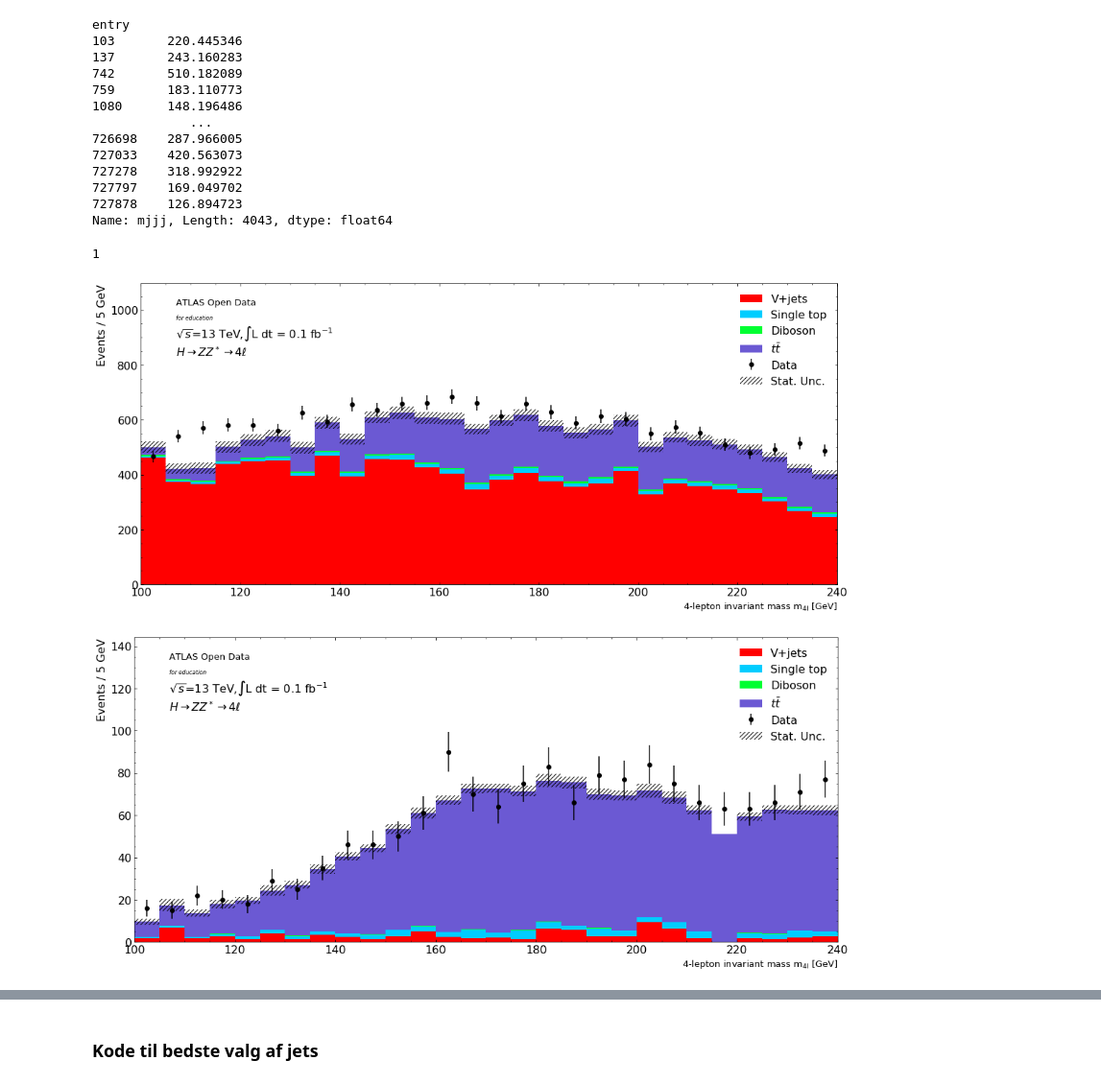
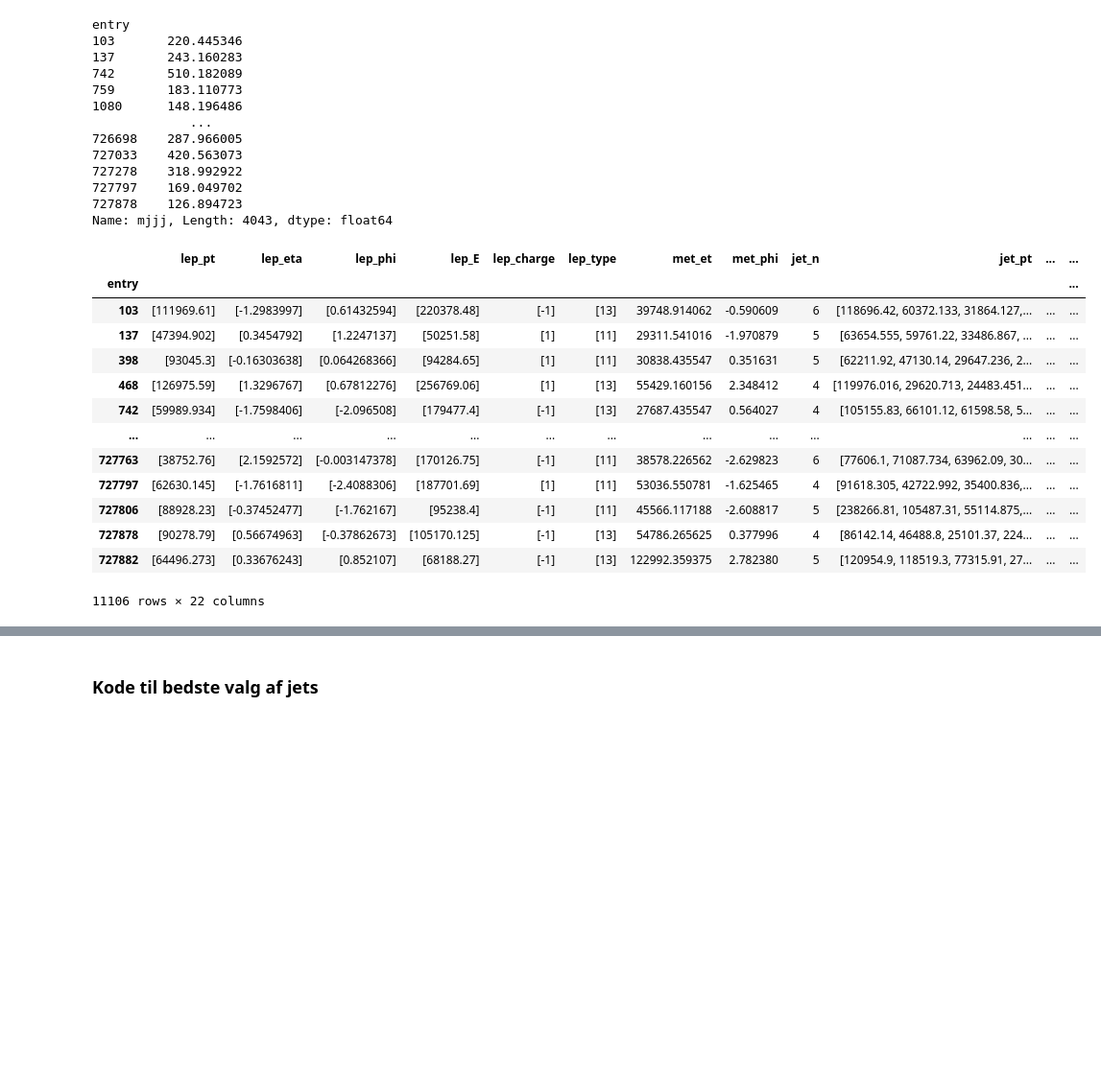
Before and after one commit to Bjartensen/ku_firstyear2021_grp24_topquark, a Jupyter notebook: tquark_analysis.ipynb, the cells around one changed output, grey strips where cells are left out. Shown at 96% size. Saved outputs shown, nothing was run; the diff lists cells and outputs as text; code cells hidden in the pictures; blank space fills up the shorter version.

```diff
--- a/tquark_analysis.ipynb
+++ b/tquark_analysis.ipynb
@@ -635,14 +918,21 @@ entry
 727797    169.049702
 727878    126.894723
 Name: mjjj, Length: 4043, dtype: float64
-# %%
-data['data']
-# %% [output]
-1
-# %%
-plot_data(data)
-plt.show()
-plot_data_btag(data)
-# %% [output]
-[figure, removed]
-[figure, removed]
+# %%
+#data['data'].loc[data['data']['mjjj_bedste'] != 0]
+data['data'].query('mjjj_bedste != 0')
+# %% [output]
+|  | lep_pt | lep_eta | lep_phi | lep_E | lep_charge | lep_type | met_et | met_phi | jet_n | jet_pt | ... | ... |
+| entry |  |  |  |  |  |  |  |  |  |  |  | ... |
+| 103 | [111969.61] | [-1.2983997] | [0.61432594] | [220378.48] | [-1] | [13] | 39748.914062 | -0.590609 | 6 | [118696.42, 60372.133, 31864.127,... | ... | ... |
+| 137 | [47394.902] | [0.3454792] | [1.2247137] | [50251.58] | [1] | [11] | 29311.541016 | -1.970879 | 5 | [63654.555, 59761.22, 33486.867, ... | ... | ... |
+| 398 | [93045.3] | [-0.16303638] | [0.064268366] | [94284.65] | [1] | [11] | 30838.435547 | 0.351631 | 5 | [62211.92, 47130.14, 29647.236, 2... | ... | ... |
+| 468 | [126975.59] | [1.3296767] | [0.67812276] | [256769.06] | [1] | [13] | 55429.160156 | 2.348412 | 4 | [119976.016, 29620.713, 24483.451... | ... | ... |
+| 742 | [59989.934] | [-1.7598406] | [-2.096508] | [179477.4] | [-1] | [13] | 27687.435547 | 0.564027 | 4 | [105155.83, 66101.12, 61598.58, 5... | ... | ... |
+| ... | ... | ... | ... | ... | ... | ... | ... | ... | ... | ... | ... | ... |
+| 727763 | [38752.76] | [2.1592572] | [-0.003147378] | [170126.75] | [-1] | [11] | 38578.226562 | -2.629823 | 6 | [77606.1, 71087.734, 63962.09, 30... | ... | ... |
+| 727797 | [62630.145] | [-1.7616811] | [-2.4088306] | [187701.69] | [1] | [11] | 53036.550781 | -1.625465 | 4 | [91618.305, 42722.992, 35400.836,... | ... | ... |
+| 727806 | [88928.23] | [-0.37452477] | [-1.762167] | [95238.4] | [-1] | [11] | 45566.117188 | -2.608817 | 5 | [238266.81, 105487.31, 55114.875,... | ... | ... |
+| 727878 | [90278.79] | [0.56674963] | [-0.37862673] | [105170.125] | [-1] | [13] | 54786.265625 | 0.377996 | 4 | [86142.14, 46488.8, 25101.37, 224... | ... | ... |
+| 727882 | [64496.273] | [0.33676243] | [0.852107] | [68188.27] | [-1] | [13] | 122992.359375 | 2.782380 | 5 | [120954.9, 118519.3, 77315.91, 27... | ... | ... |
+11106 rows × 22 columns
```
Also changed, not shown: parts of 12 cells of this notebook.
